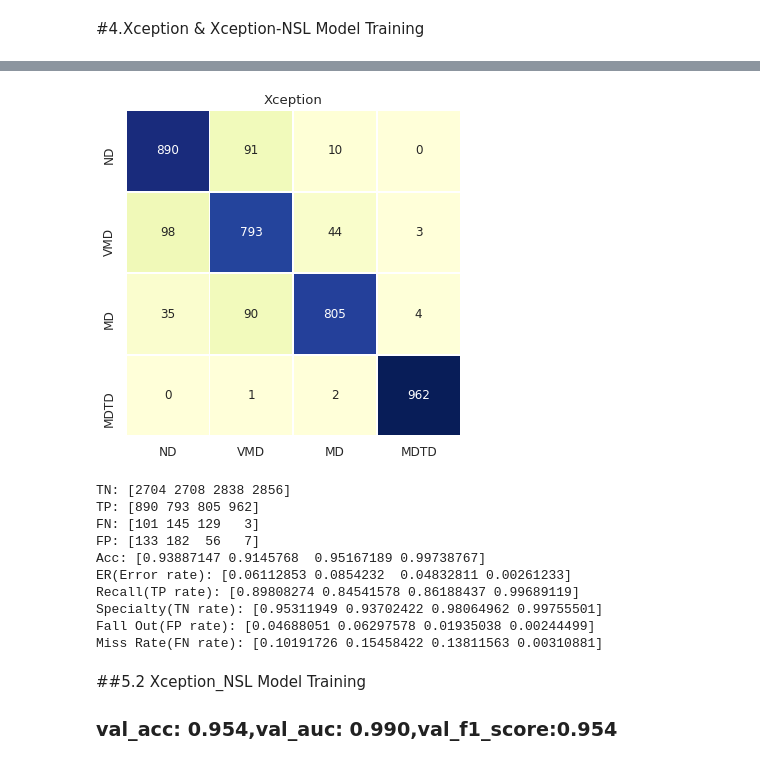
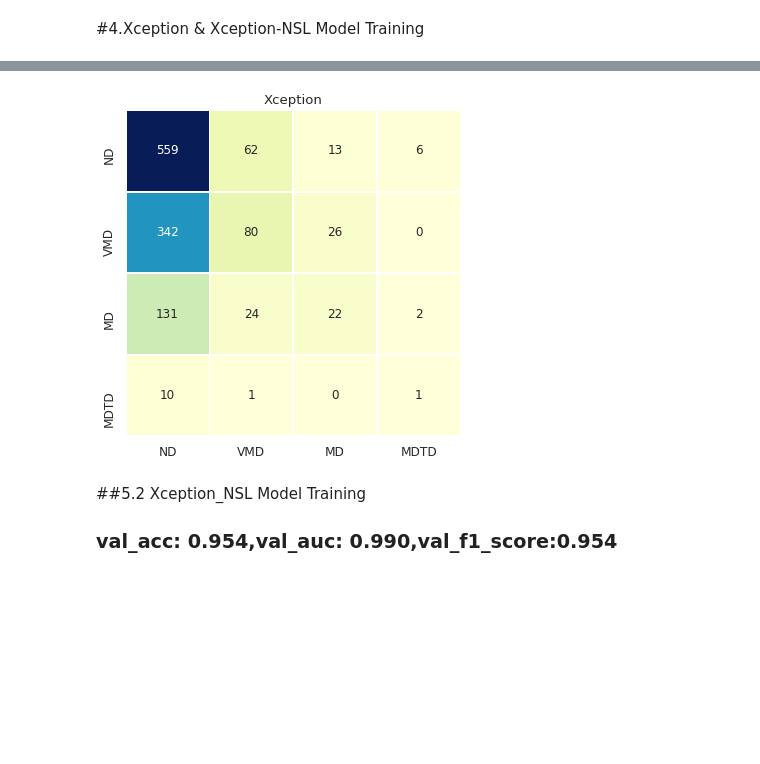
Before and after one commit to mlmaster1995/Detection-of-AD-Using-Graph-Regularized-CNN-Based-on-MRIs, a Jupyter notebook: Experiment_II_train_model.ipynb, the cells around one changed output, grey strips where cells are left out. Drawn from its saved outputs; the diff is of its cells as text; code cells hidden in the pictures; blank space fills up the shorter version.

Commit message:
add xception model training

```diff
--- a/Experiment_II_train_model.ipynb
+++ b/Experiment_II_train_model.ipynb
@@ -800,13 +800,11 @@ ADModelBuilder.plot_confusion_mat(graph_reg_model, data, data_label, title="Dens
 '''define hyper params'''
 params = AD_params()
 params.max_seed_nbr=5
-params.batch_size=128
+params.batch_size=64
 params.image_channels =3
 params.image_size =(100,100)
 params.ad_base_model_input_shape=(100,100,3)
-params.graph_path= f'{root_path}AD_graph_aae_kmeans.tsv'
-params.test_tfr_path =  f'{root_path}test_data.tfr'
-params.train_tfr_path = f'{root_path}train_data.tfr'
+params.train_tfr_path = train_tfr_path
 
 '''parse train_data.tfr to train image dataset with batch_size at 128'''
 train_image_dataset = NSLDataFormat.parse_tfr_to_dataset(file_path_list=[params.train_tfr_path],
@@ -817,7 +815,7 @@ train_image_dataset = NSLDataFormat.parse_tfr_to_dataset(file_path_list=[params.
                                                          shuffle=True)
 
 '''load test data with batch_size at 128 '''
-test_image_dataset = NSLDataFormat.generate_test_tfr_image_tensor(path_list=tfr_list_test,
+test_image_dataset = NSLDataFormat.generate_test_tfr_image_tensor(path_list=test_tfr_list,
                                                                   batch_size=params.batch_size,
                                                                   size=params.image_size,
                                                                   channels=params.image_channels,
@@ -828,17 +826,18 @@ test_image_dataset = NSLDataFormat.generate_test_tfr_image_tensor(path_list=tfr_
 # %%
 '''define params'''
 params.learning_rate=0.001
-params.checkpoint_restore_path='/content/drive/My Drive/Projects/codes/Xception_model_checkpoints/xception_model_new_90'
-params.checkpoint_path='/content/drive/My Drive/Projects/codes/Xception_model_checkpoints/xception_model_new_90'
-params.early_stop_base_line=0.90
-params.train_epoch=50
+params.checkpoint_restore_path='/content/drive/MyDrive/AD Expriment II/Xception_model_checkpoints/Xception_weights'
+params.checkpoint_path='/content/drive/MyDrive/AD Expriment II/Xception_model_checkpoints/Xception_model_weights'
+params.early_stop_base_line=0.60
+params.train_epoch=30
 
 '''build base_model and restore from the last training'''
 base_model = ADModelBuilder(input_shape=params.ad_base_model_input_shape, base_model='xception').get_ADModel()
 base_model.compile(optimizer=tf.keras.optimizers.Adam(learning_rate=params.learning_rate, amsgrad=True),
                    loss=tf.losses.CategoricalCrossentropy(),
                    metrics=['accuracy', 'AUC',tfa.metrics.F1Score(num_classes=4, average="micro", threshold = 0.5)])
-base_model.load_weights(params.checkpoint_restore_path)
+# base_model.load_weights(params.checkpoint_restore_path)
+
 '''set up check point & early stopping'''
 callback_checkpints = tf.keras.callbacks.ModelCheckpoint(filepath= params.checkpoint_path, monitor='val_accuracy', verbose=1, save_best_only=True, save_weights_only=True, mode='max',
                                                          save_freq='epoch',options=None)
@@ -916,28 +896,16 @@ base_model.evaluate(test_image_dataset)
 # %%
 '''plot confusion mat & calc acc for each label'''
-test_image_dataset = NSLDataFormat.generate_test_tfr_image_tensor(path_list=tfr_list_test,
+test_image_dataset = NSLDataFormat.generate_test_tfr_image_tensor(path_list=test_tfr_list,
                                                                   batch_size=4000,
                                                                   size=(100,100),
                                                                   channels=3,
                                                                   shuffle=True)
 data, data_label = iter(test_image_dataset).get_next()
 data = data["tensor"]
-ADModelBuilder.plot_confusion_mat(model=base_model, data=data, data_label=data_label, title="Xception", figsize=(6,6))
-# %% [output]
-[figure, removed]
 # %%
-ADModelBuilder.calc_confu_mat_for_each_label(model=base_model, data=data, data_label=data_label)
+ADModelBuilder.plot_confusion_mat(model=base_model, data=data, data_label=data_label, title="Xception", figsize=(6,6))
 # %% [output]
-TN: [2704 2708 2838 2856]
-TP: [890 793 805 962]
-FN: [101 145 129   3]
-FP: [133 182  56   7]
-Acc: [0.93887147 0.9145768  0.95167189 0.99738767]
-ER(Error rate): [0.06112853 0.0854232  0.04832811 0.00261233]
-Recall(TP rate): [0.89808274 0.84541578 0.86188437 0.99689119]
-Specialty(TN rate): [0.95311949 0.93702422 0.98064962 0.99755501]
-Fall Out(FP rate): [0.04688051 0.06297578 0.01935038 0.00244499]
-Miss Rate(FN rate): [0.10191726 0.15458422 0.13811563 0.00310881]
+[figure, added]
 # %% [markdown]
 ##5.2 Xception_NSL Model Training
 ### val_acc: 0.954,val_auc: 0.990,val_f1_score:0.954
```
Also changed, not shown: parts of 12 cells of this notebook, 1 other file.
